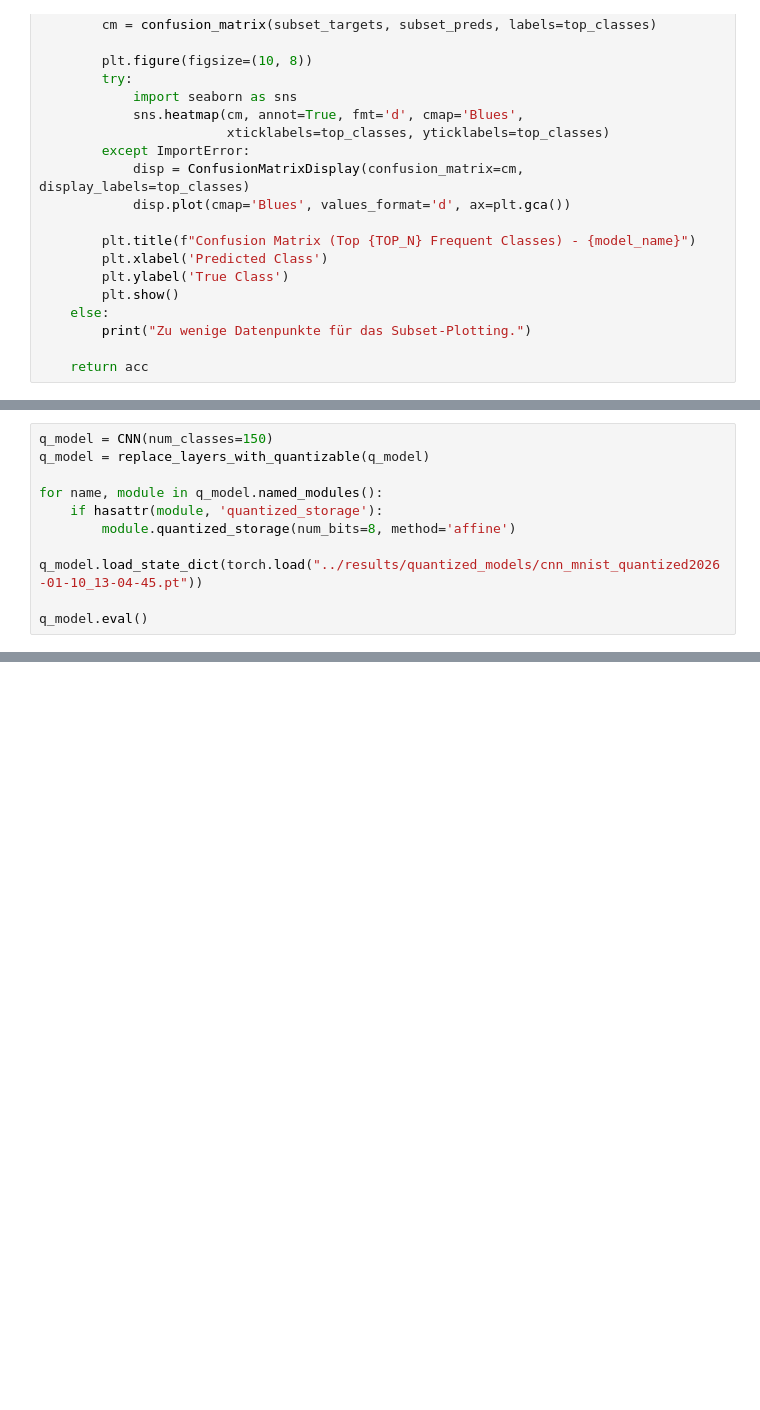
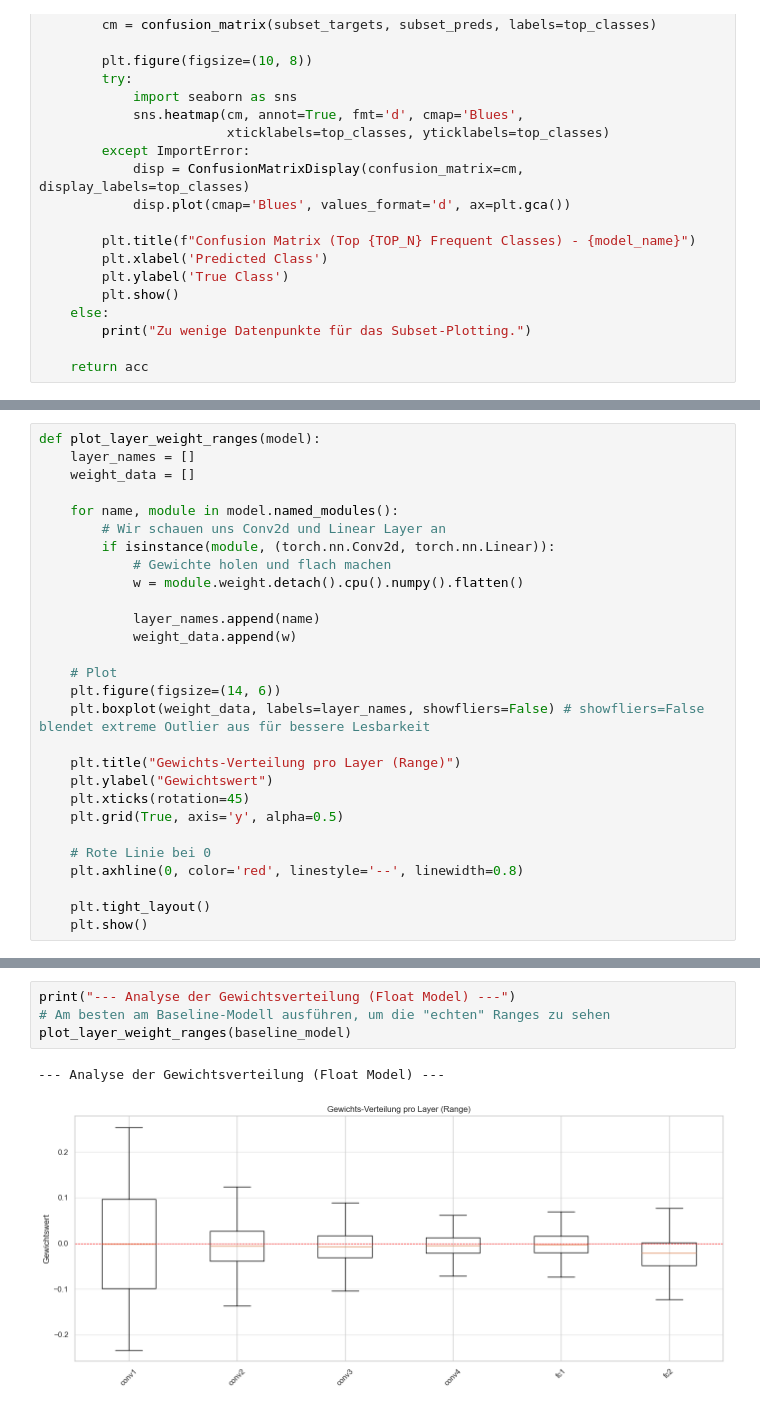
Before and after one commit to DomiTe/Forschungsprojekt, a Jupyter notebook: notebooks/03_quantization_visualization .ipynb, the cells around one changed output, grey strips where cells are left out. Drawn from its saved outputs; the diff is of its cells as text; blank space fills up the shorter version.

```diff
--- a/notebooks/03_quantization_visualization .ipynb
+++ b/notebooks/03_quantization_visualization .ipynb
@@ -209,11 +220,0 @@ plot = plot_layer_mse(df_loss)
-# %%
-q_model = CNN(num_classes=150)
-q_model = replace_layers_with_quantizable(q_model)
-
-for name, module in q_model.named_modules():
-    if hasattr(module, 'quantized_storage'):
-        module.quantized_storage(num_bits=8, method='affine')
-
-q_model.load_state_dict(torch.load("../results/quantized_models/cnn_mnist_quantized2026-01-10_13-04-45.pt"))
-
-q_model.eval()
@@ -256,0 +247,28 @@ flat_dequant = weights_dequant.view(-1).numpy()
+# %%
+def plot_layer_weight_ranges(model):
+    layer_names = []
+    weight_data = []
+
+    for name, module in model.named_modules():
+        # Wir schauen uns Conv2d und Linear Layer an
+        if isinstance(module, (torch.nn.Conv2d, torch.nn.Linear)):
+            # Gewichte holen und flach machen
+            w = module.weight.detach().cpu().numpy().flatten()
+
+            layer_names.append(name)
+            weight_data.append(w)
+
+    # Plot
+    plt.figure(figsize=(14, 6))
+    plt.boxplot(weight_data, labels=layer_names, showfliers=False) # showfliers=False blendet extreme Outlier aus für bessere Lesbarkeit
+
+    plt.title("Gewichts-Verteilung pro Layer (Range)")
+    plt.ylabel("Gewichtswert")
+    plt.xticks(rotation=45)
+    plt.grid(True, axis='y', alpha=0.5)
+
+    # Rote Linie bei 0
+    plt.axhline(0, color='red', linestyle='--', linewidth=0.8)
+
+    plt.tight_layout()
+    plt.show()
@@ -256,0 +449,7 @@ flat_dequant = weights_dequant.view(-1).numpy()
+# %%
+print("--- Analyse der Gewichtsverteilung (Float Model) ---")
+# Am besten am Baseline-Modell ausführen, um die "echten" Ranges zu sehen
+plot_layer_weight_ranges(baseline_model)
+# %% [output]
+--- Analyse der Gewichtsverteilung (Float Model) ---
+[figure, added]
```
Also changed, not shown: parts of 19 cells of this notebook, 17 other files.
